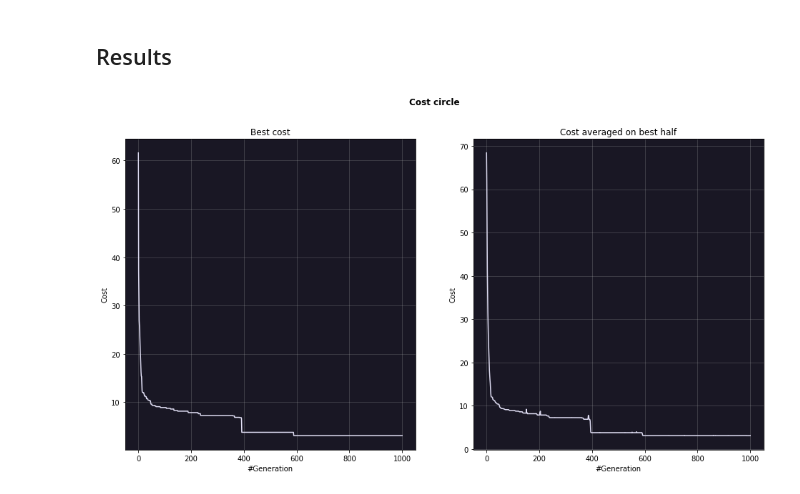
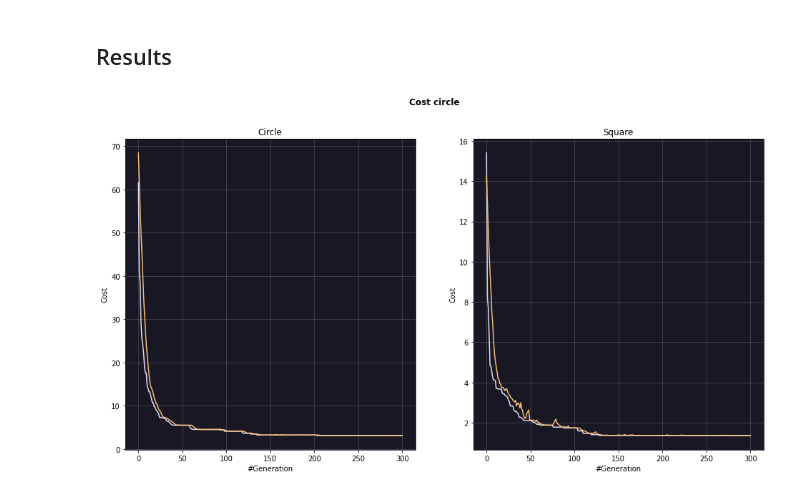
Before and after one commit to ormfav/LsnDavideVallenzasca, a Jupyter notebook: 09/09.ipynb, the cells around one changed output. Saved outputs shown, nothing was run; the diff lists cells and outputs as text; code cells hidden in the pictures.

```diff
--- a/09/09.ipynb
+++ b/09/09.ipynb
@@ -34,35 +34,47 @@ er2 = "#6e6a86" #second error bar
 # %%
 fig=plt.figure(figsize=(16, 8))
 plt.suptitle('Cost circle', weight='bold')
 
-#Best cost
+#Circle
+plt.subplot(121)
+fig.axes[0].set_facecolor(stb)
+##Best cost
 data = np.genfromtxt("out/091-bestcost_circle.csv", delimiter=",", skip_header=1)
 x=data[:,0]
-y_best=data[:,1]
-
-plt.subplot(121)
-fig.axes[0].set_facecolor(stb)
-
-plt.errorbar(x,y_best,color=ste)
+y=data[:,1]
+plt.plot(x,y,color=ste)
+##Ave cost
+data = np.genfromtxt("out/091-besthalfcost_circle.csv", delimiter=",", skip_header=1)
+x=data[:,0]
+y=data[:,1]
+plt.plot(x,y,color=nde)
 
 plt.xlabel('#Generation')
 plt.ylabel('Cost')
-plt.title("Best cost")
+plt.title("Circle")
 plt.grid(alpha=0.3)
 
-#Ave cost
-data = np.genfromtxt("out/091-besthalfcost_circle.csv", delimiter=",", skip_header=1)
-y_half=data[:,1]
+#Square
 plt.subplot(122)
 fig.axes[1].set_facecolor(stb)
-
-plt.errorbar(x,y_half,color=ste)
+##Best cost
+data = np.genfromtxt("out/091-bestcost_square.csv", delimiter=",", skip_header=1)
+x=data[:,0]
+y=data[:,1]
+plt.plot(x,y,color=ste)
+##Ave cost
+data = np.genfromtxt("out/091-besthalfcost_square.csv", delimiter=",", skip_header=1)
+x=data[:,0]
+y=data[:,1]
+plt.plot(x,y,color=nde)
 
 plt.xlabel('#Generation')
 plt.ylabel('Cost')
-plt.title("Cost averaged on best half")
+plt.title("Square")
 plt.grid(alpha=0.3)
 
+
+
 plt.show()
 # %% [output]
-[figure, old version]
+[figure, new version]
```
Also changed, not shown: parts of 3 cells of this notebook, 39 other files.
